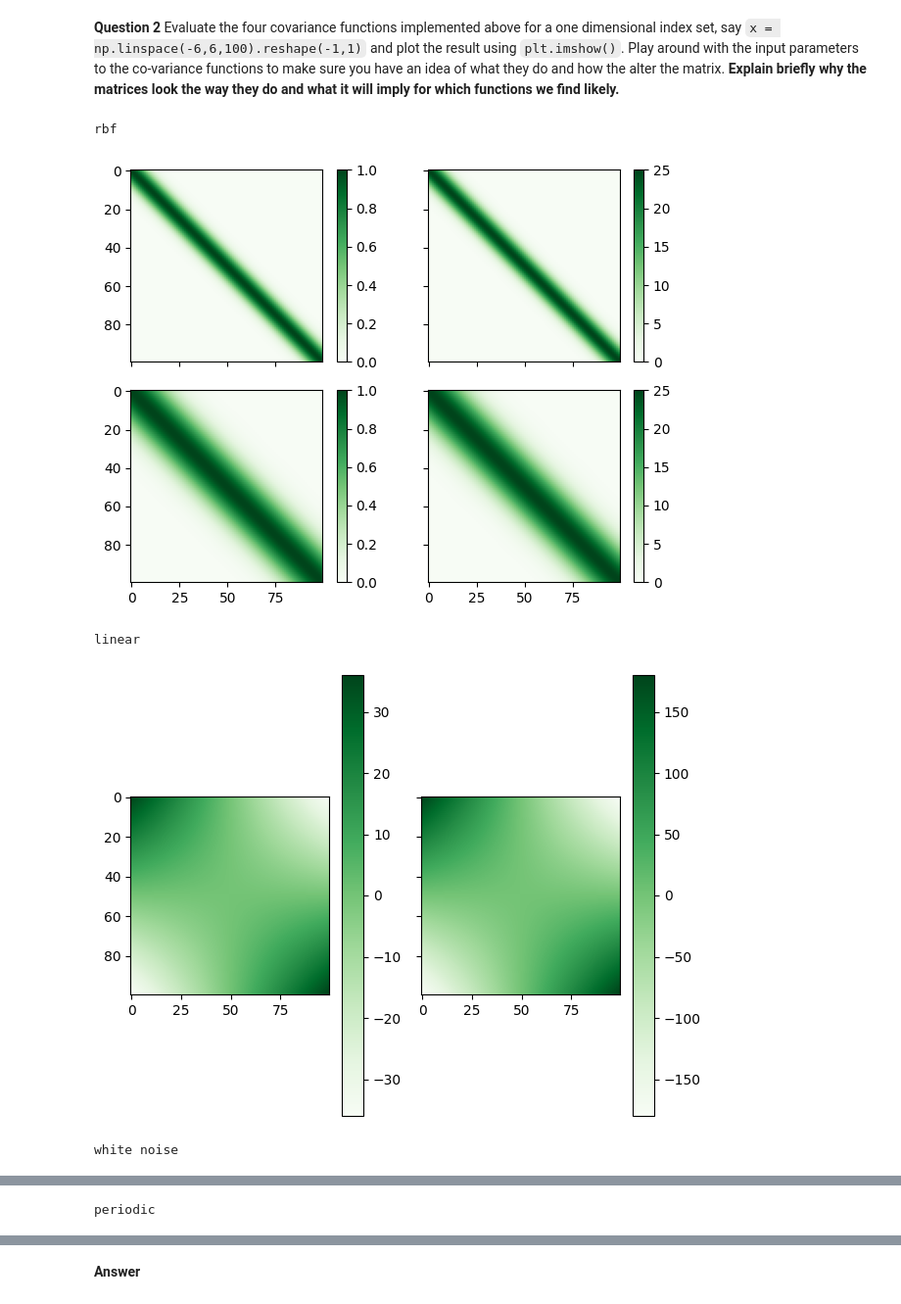
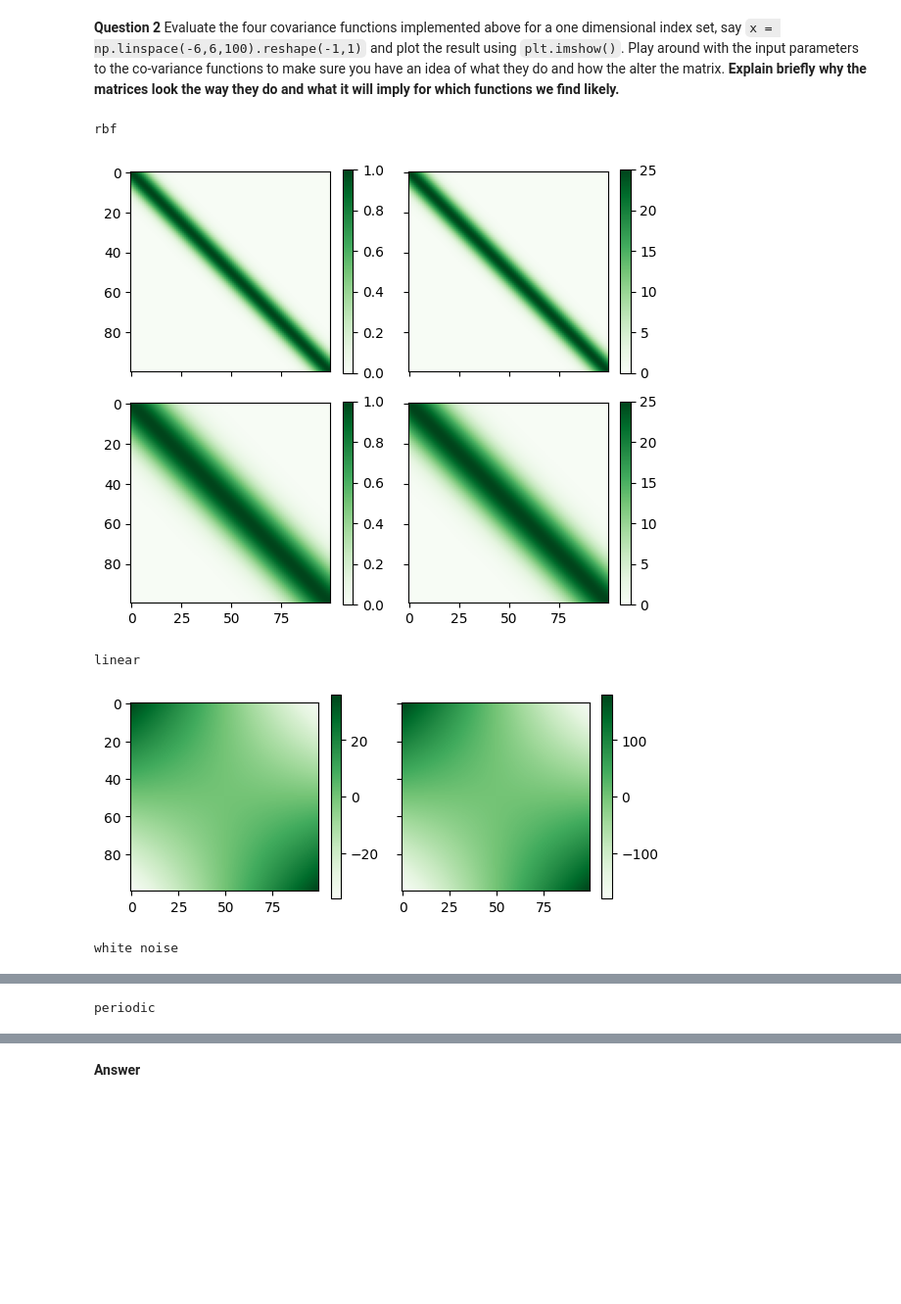
Before and after one commit to nyoma-diamond/L48_Assignments, a Jupyter notebook: gaussianprocess-notebook.ipynb, the cells around one changed output, grey strips where cells are left out. Shown: that part at 98% size. Cells and saved outputs as stored; diff of their text form; code cells hidden in the pictures; blank space fills up the shorter version.

Commit message:
clarifying edits, figure adjustments

```diff
--- a/gaussianprocess-notebook.ipynb
+++ b/gaussianprocess-notebook.ipynb
@@ -76,7 +77,7 @@ def periodic_kernel(x1, x2, varSigma, period, lengthScale):
 x = np.linspace(-6,6,100).reshape(-1,1)
 
 print('rbf')
-fig, axs = plt.subplots(2, 2, sharex=True, sharey=True)
+fig, axs = plt.subplots(2, 2, sharex=True, sharey=True, figsize=(6,5))
 
 pos = axs[0,0].imshow(rbf_kernel(x, None, 1, 1), cmap='Greens')
 fig.colorbar(pos, ax=axs[0,0])
@@ -92,7 +93,7 @@ plt.show()
 
 
 print('linear')
-_, axs = plt.subplots(1, 2, sharex=True, sharey=True)
+_, axs = plt.subplots(1, 2, sharex=True, sharey=True, figsize=(6,2.5))
 
 pos = axs[0].imshow(lin_kernel(x, None, 1), cmap='Greens')
 fig.colorbar(pos, ax=axs[0])
@@ -104,7 +105,7 @@ plt.show()
 
 
 print('white noise')
-_, axs = plt.subplots(1, 2, sharex=True, sharey=True)
+_, axs = plt.subplots(1, 2, sharex=True, sharey=True, figsize=(6,2.5))
 
 pos = axs[0].imshow(white_kernel(x, None, 1), cmap='Greens')
 fig.colorbar(pos, ax=axs[0])
@@ -112,36 +113,36 @@ pos = axs[1].imshow(white_kernel(x, None, 5), cmap='Greens')
 fig.colorbar(pos, ax=axs[1])
 
 plt.tight_layout()
 plt.show()
 
 
 print('periodic')
-_, axs = plt.subplots(3, 3, sharex=True, sharey=True, figsize=(8, 8))
+_, axs = plt.subplots(3, 3, sharex=True, sharey=True, figsize=(8,6))
 
 pos = axs[0,0].imshow(periodic_kernel(x, None, 1, 5, 1), cmap='Greens')
 fig.colorbar(pos, ax=axs[0,0])
 pos = axs[0,1].imshow(periodic_kernel(x, None, 10, 5, 1), cmap='Greens')
 fig.colorbar(pos, ax=axs[0,1])
 pos = axs[0,2].imshow(periodic_kernel(x, None, 25, 5, 1), cmap='Greens')
 fig.colorbar(pos, ax=axs[0,2])
 pos = axs[1,0].imshow(periodic_kernel(x, None, 1, 5, 1), cmap='Greens')
 fig.colorbar(pos, ax=axs[1,0])
 pos = axs[1,1].imshow(periodic_kernel(x, None, 1, 10, 1), cmap='Greens')
 fig.colorbar(pos, ax=axs[1,1])
 pos = axs[1,2].imshow(periodic_kernel(x, None, 1, 25, 1), cmap='Greens')
 fig.colorbar(pos, ax=axs[1,2])
 pos = axs[2,0].imshow(periodic_kernel(x, None, 1, 5, 1), cmap='Greens')
 fig.colorbar(pos, ax=axs[2,0])
 pos = axs[2,1].imshow(periodic_kernel(x, None, 1, 5, 2), cmap='Greens')
 fig.colorbar(pos, ax=axs[2,1])
-pos = axs[2,2].imshow(periodic_kernel(x, None, 1, 5, 5      ), cmap='Greens')
+pos = axs[2,2].imshow(periodic_kernel(x, None, 1, 5, 5), cmap='Greens')
 fig.colorbar(pos, ax=axs[2,2])
 
 plt.tight_layout()
 plt.show()
 # %% [output]
 rbf
-[figure, old version]
+[figure, new version]
 linear
-[figure, old version]
+[figure, new version]
 white noise
```
Also changed, not shown: parts of 2 cells of this notebook.
